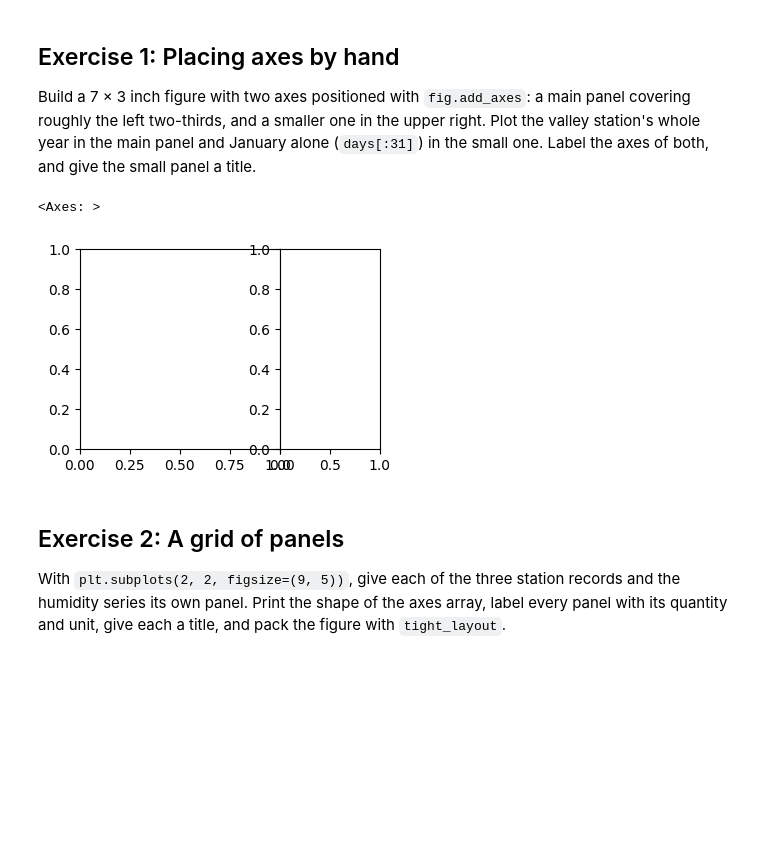
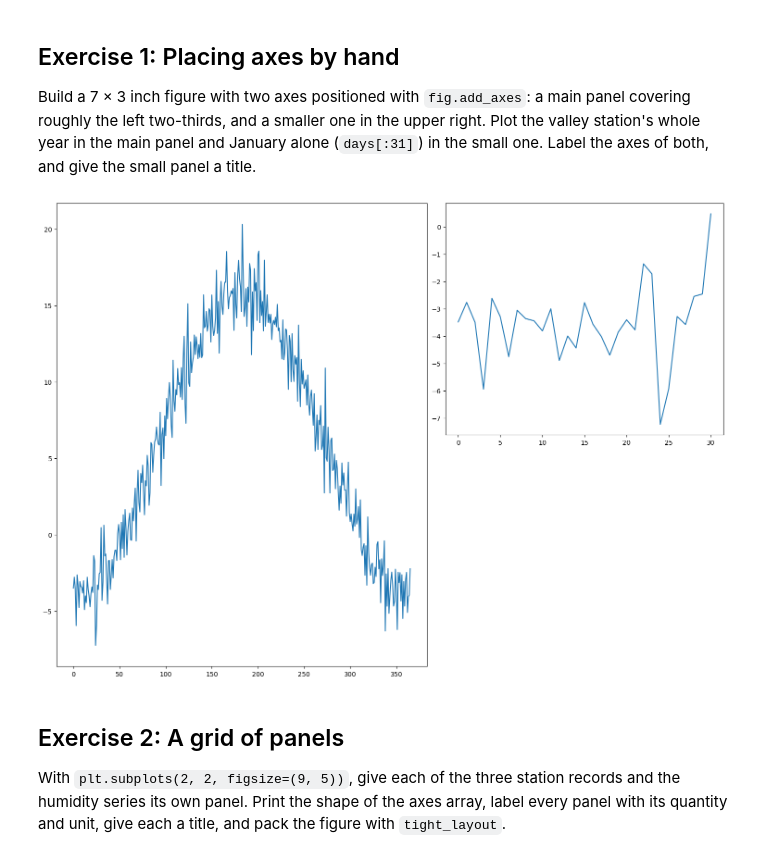
Before and after one commit to fiona-crdt/2026_Intro_Python, a Jupyter notebook: live/part-I/1.4-matplotlib-and-xarray-exercises.ipynb, the cells around one changed output. Cells and saved outputs as stored; diff of their text form; code cells hidden in the pictures; blank space fills up the shorter version.

```diff
--- a/live/part-I/1.4-matplotlib-and-xarray-exercises.ipynb
+++ b/live/part-I/1.4-matplotlib-and-xarray-exercises.ipynb
@@ -47,16 +49,16 @@ Build a 7 × 3 inch figure with two axes positioned with `fig.add_axes`: a main
 roughly the left two-thirds, and a smaller one in the upper right. Plot the valley station's
 whole year in the main panel and January alone (`days[:31]`) in the small one. Label the axes of
 both, and give the small panel a title.
-# %%
-import matplotlib.pyplot as plt
-
-# plot
-fig = plt.figure(figsize=(7,3))
-fig.add_axes([0,0,2/7,2/3])
-fig.add_axes([2/7,0,1/7,2/3])
-# %% [output]
-<Axes: >
-[figure, removed]
+# %%
+from matplotlib import axes
+fig = plt.figure(figsize=(12,10))
+ax1 = fig.add_axes([0, 0, 0.6666, 1])
+ax2 = fig.add_axes([0.7, 0.5, 0.5, 0.5])
+ax1.plot(days,valley_celsius)
+ax2.plot(days[:31],valley_celsius[:31])
+plt.show()
+# %% [output]
+[figure, added]
 # %% [markdown]
 ## Exercise 2: A grid of panels
 
```
Also changed, not shown: parts of 43 cells of this notebook.
